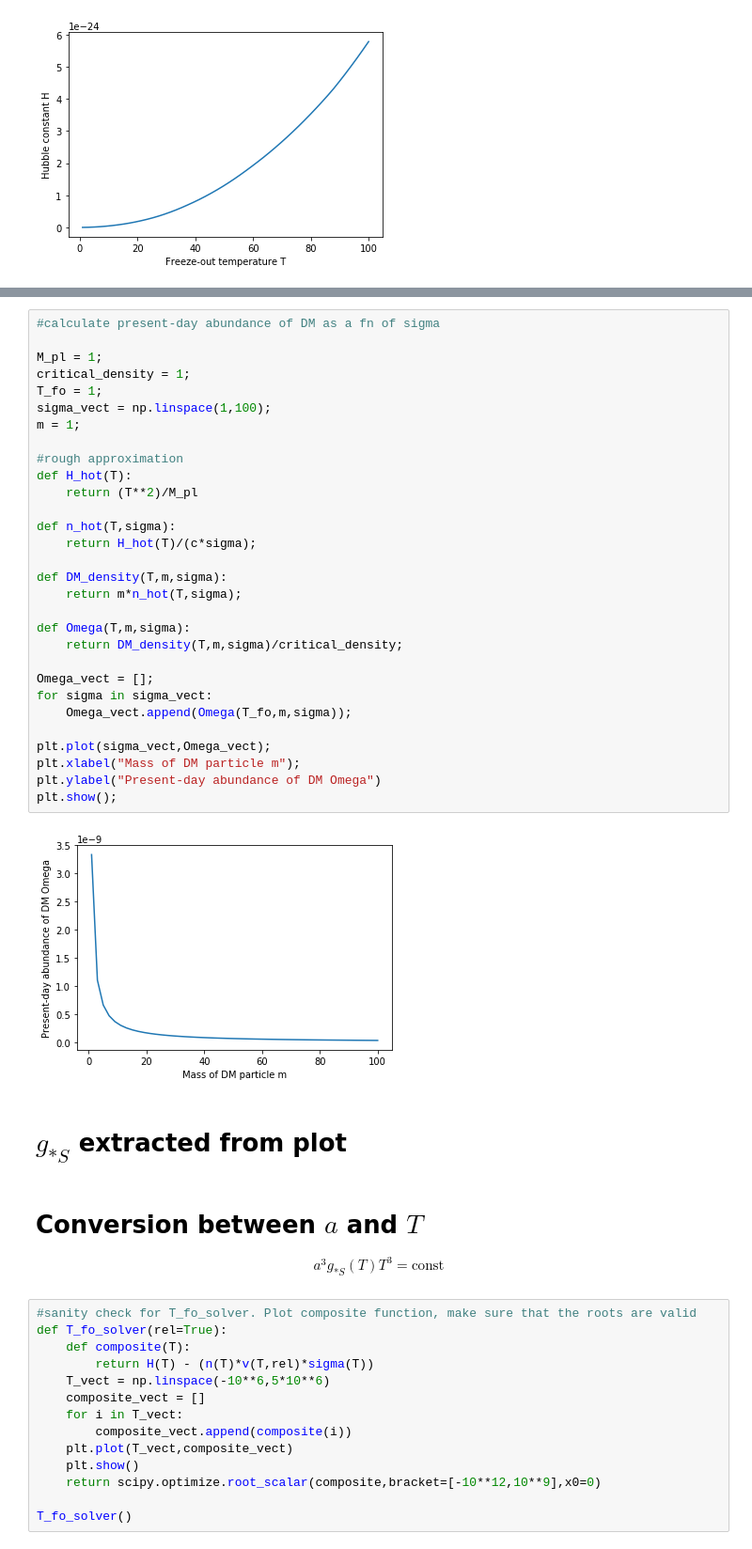
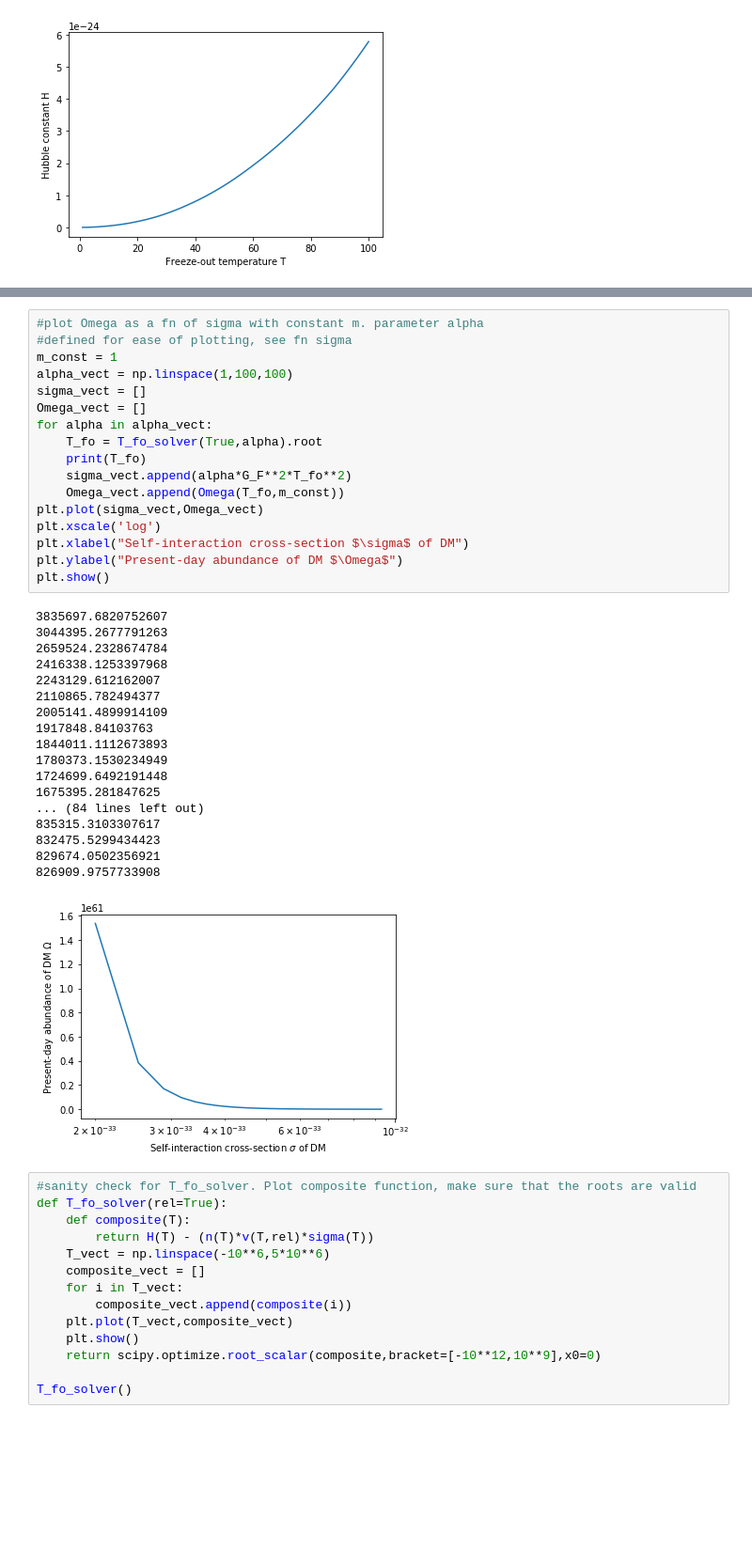
Before and after one commit to adam-coogan/gss19_subhalos, a Jupyter notebook: week_1/anders.ipynb, the cells around one changed output, grey strips where cells are left out. Shown at 94% size. Saved outputs shown, nothing was run; the diff lists cells and outputs as text; blank space fills up the shorter version.

```diff
--- a/week_1/anders.ipynb
+++ b/week_1/anders.ipynb
@@ -151,40 +135,39 @@ plt.show()
-# %%
-#calculate present-day abundance of DM as a fn of sigma
-
-M_pl = 1;
-critical_density = 1;
-T_fo = 1;
-sigma_vect = np.linspace(1,100);
-m = 1;
-
-#rough approximation
-def H_hot(T):
-    return (T**2)/M_pl
-
-def n_hot(T,sigma):
-    return H_hot(T)/(c*sigma);
-
-def DM_density(T,m,sigma):
-    return m*n_hot(T,sigma);
-
-def Omega(T,m,sigma):
-    return DM_density(T,m,sigma)/critical_density;
-
-Omega_vect = [];
-for sigma in sigma_vect:
-    Omega_vect.append(Omega(T_fo,m,sigma));
-
-plt.plot(sigma_vect,Omega_vect);
-plt.xlabel("Mass of DM particle m");
-plt.ylabel("Present-day abundance of DM Omega")
-plt.show();
-# %% [output]
-[figure, removed]
-# %% [markdown]
-# $g_{*S}$ extracted from plot
-# %% [markdown]
-# Conversion between $a$ and $T$
-$$a^3g_{*S}(T)T^3=\text{const}$$
+# %%
+#plot Omega as a fn of sigma with constant m. parameter alpha
+#defined for ease of plotting, see fn sigma
+m_const = 1
+alpha_vect = np.linspace(1,100,100)
+sigma_vect = []
+Omega_vect = []
+for alpha in alpha_vect:
+    T_fo = T_fo_solver(True,alpha).root
+    print(T_fo)
+    sigma_vect.append(alpha*G_F**2*T_fo**2)
+    Omega_vect.append(Omega(T_fo,m_const))
+plt.plot(sigma_vect,Omega_vect)
+plt.xscale('log')
+plt.xlabel("Self-interaction cross-section $\sigma$ of DM")
+plt.ylabel("Present-day abundance of DM $\Omega$")
+plt.show()
+# %% [output]
+3835697.6820752607
+3044395.2677791263
+2659524.2328674784
+2416338.1253397968
+2243129.612162007
+2110865.782494377
+2005141.4899914109
+1917848.84103763
+1844011.1112673893
+1780373.1530234949
+1724699.6492191448
+1675395.281847625
+... (84 lines left out)
+835315.3103307617
+832475.5299434423
+829674.0502356921
+826909.9757733908
+[figure, added]
 # %%
 #sanity check for T_fo_solver. Plot composite function, make sure that the roots are valid
 def T_fo_solver(rel=True):
```
Also changed, not shown: parts of 8 cells of this notebook.
